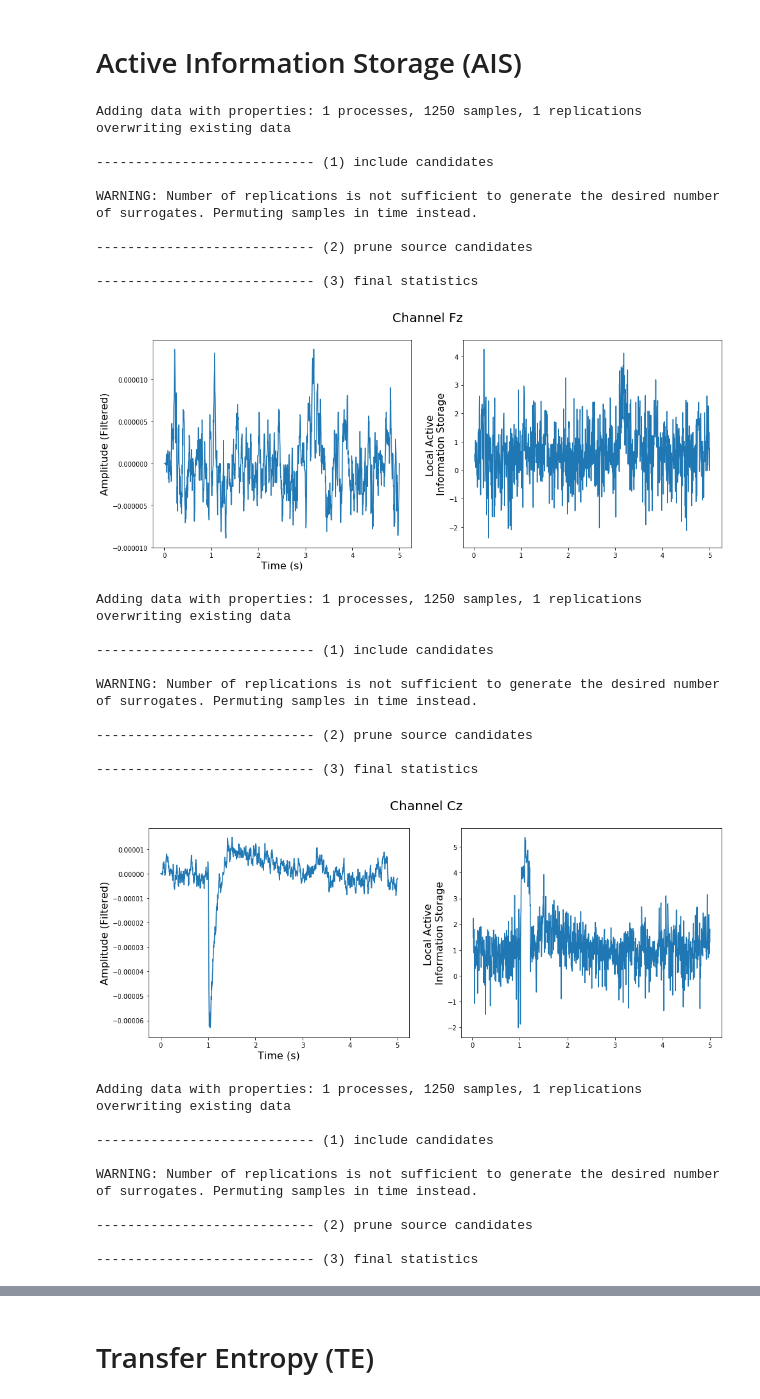
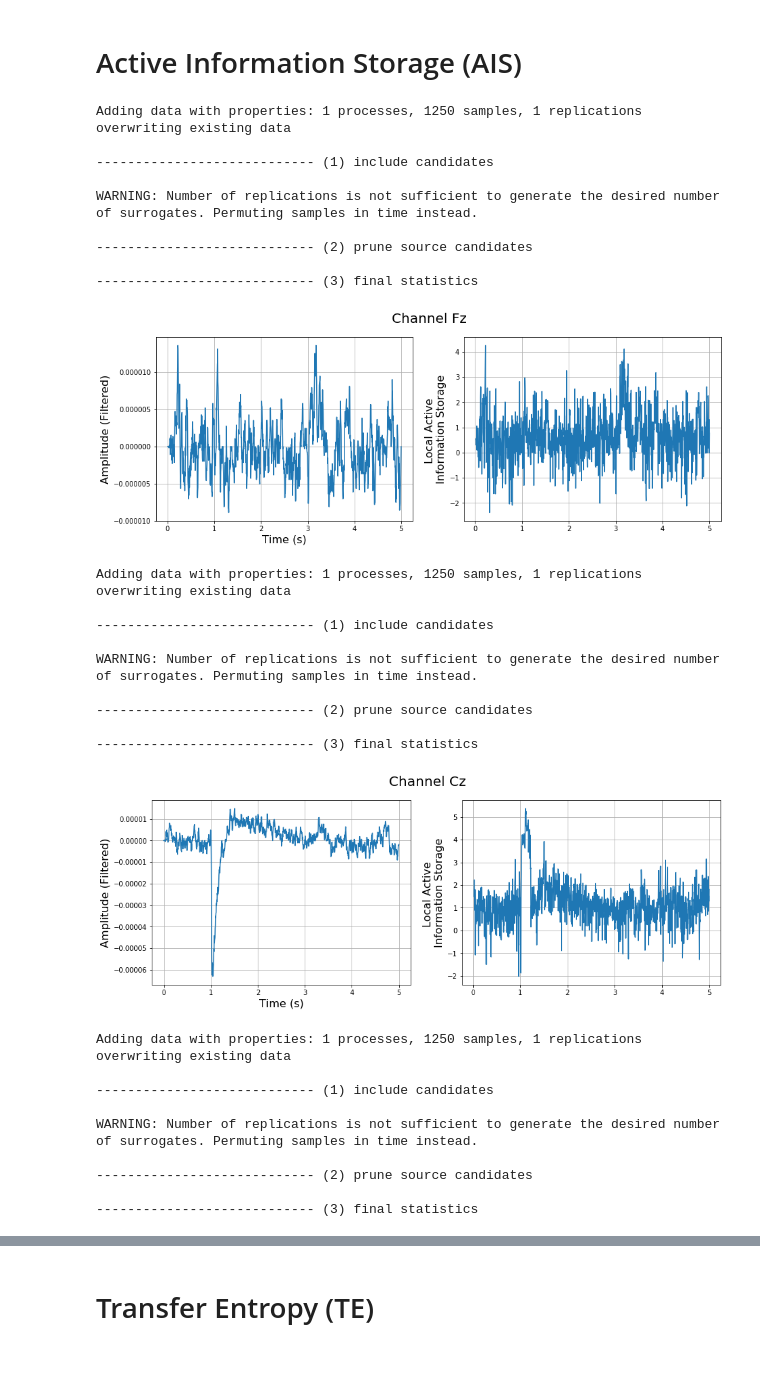
Before and after one commit to cjotade/dynamicinfo-eeg, a Jupyter notebook: src/Visualizacion_Datos.ipynb, the cells around one changed output, grey strips where cells are left out. Drawn from its saved outputs; the diff is of its cells as text; code cells hidden in the pictures; blank space fills up the shorter version.

```diff
--- a/src/Visualizacion_Datos.ipynb
+++ b/src/Visualizacion_Datos.ipynb
@@ -4,6 +4,11 @@
 import os
 import numpy as np
 import matplotlib.pyplot as plt
+
+import logging
+logger = logging.getLogger()
+logger.setLevel(logging.DEBUG)
+logging.debug("test")
 
 from typing import Callable, Dict, List, Optional, Tuple, Union
 
@@ -202,7 +233,7 @@ def analyse_network_by_metric(
     channels: Union[int, List[int]],
     metric: str,
     time: Optional[int] = 5,
-    filter_band: Optional[str] = 'alpha',
+    band: Optional[str] = 'alpha',
     **settings: Optional[Dict[str, float]]) -> Union[ResultsSingleProcessAnalysis, ResultsNetworkInference]:
     """
     Analyse nentwork for metrics calculation.
@@ -234,7 +265,7 @@ def analyse_network_by_metric(
         else:
             raise Exception('Metric parameter must be AIS or TE')
     # Filter data
-    data_filtered_dict = filter_data(raw_edf, time, filter_band)
+    data_filtered_dict = filter_data(raw_edf, time, band)
     data_filtered, tt, n = data_filtered_dict["data_filtered"], data_filtered_dict["tt"], data_filtered_dict["n"]
     # Network creation
     if metric == "AIS":
@@ -267,36 +298,39 @@ settings = {
      'verbose': False
 }
 
 channels =  [16, 17, 18]
 raw_edf = dataH
 
 # Plotting for Fz, Cz and Pz
 for n_channel in channels:
     # Calculating AIS
-    net_analysis, data_filtered = analyse_network_by_metric(raw_edf, n_channel, "AIS", time=5, filter_band='alpha', **settings)
+    net_analysis, data_filtered = analyse_network_by_metric(raw_edf, n_channel, "AIS", time=5, band='alpha', **settings)
     n, tt = data_filtered["n"], data_filtered["tt"]
 
     # Plotting
-    fig, ax = plt.subplots(1,2, figsize=(16,6))
+    fig, ax = plt.subplots(1,2, figsize=(15,5))
     ax[0].plot(tt, raw_edf.get_data()[n_channel,:n], label='Original')
     ax[0].set_xlabel('Time (s)', fontsize=16)
     ax[0].set_ylabel('Amplitude (Filtered)', fontsize=16)
+    ax[0].grid()
     ax[1].plot(tt[net_analysis.settings['max_lag']:], net_analysis.get_single_process(0)['ais'][0])
     ax[1].set_ylabel('Local Active \nInformation Storage', fontsize=16)
+    ax[1].set_xlabel('Time (s)', fontsize=16)
+    ax[1].grid()
     plt.suptitle('Channel %s'%(raw_edf.ch_names[n_channel]), fontsize=20)
     plt.show()
 # %% [output]
 Adding data with properties: 1 processes, 1250 samples, 1 replications
 overwriting existing data
 
 ---------------------------- (1) include candidates
 
 WARNING: Number of replications is not sufficient to generate the desired number of surrogates. Permuting samples in time instead.
 
 ---------------------------- (2) prune source candidates
 
 ---------------------------- (3) final statistics
-[figure, old version]
+[figure, new version]
 Adding data with properties: 1 processes, 1250 samples, 1 replications
 overwriting existing data
 
@@ -307,7 +341,7 @@ WARNING: Number of replications is not sufficient to generate the desired number
 ---------------------------- (2) prune source candidates
 
 ---------------------------- (3) final statistics
-[figure, old version]
+[figure, new version]
 Adding data with properties: 1 processes, 1250 samples, 1 replications
 overwriting existing data
 
```
Also changed, not shown: parts of 9 cells of this notebook.
